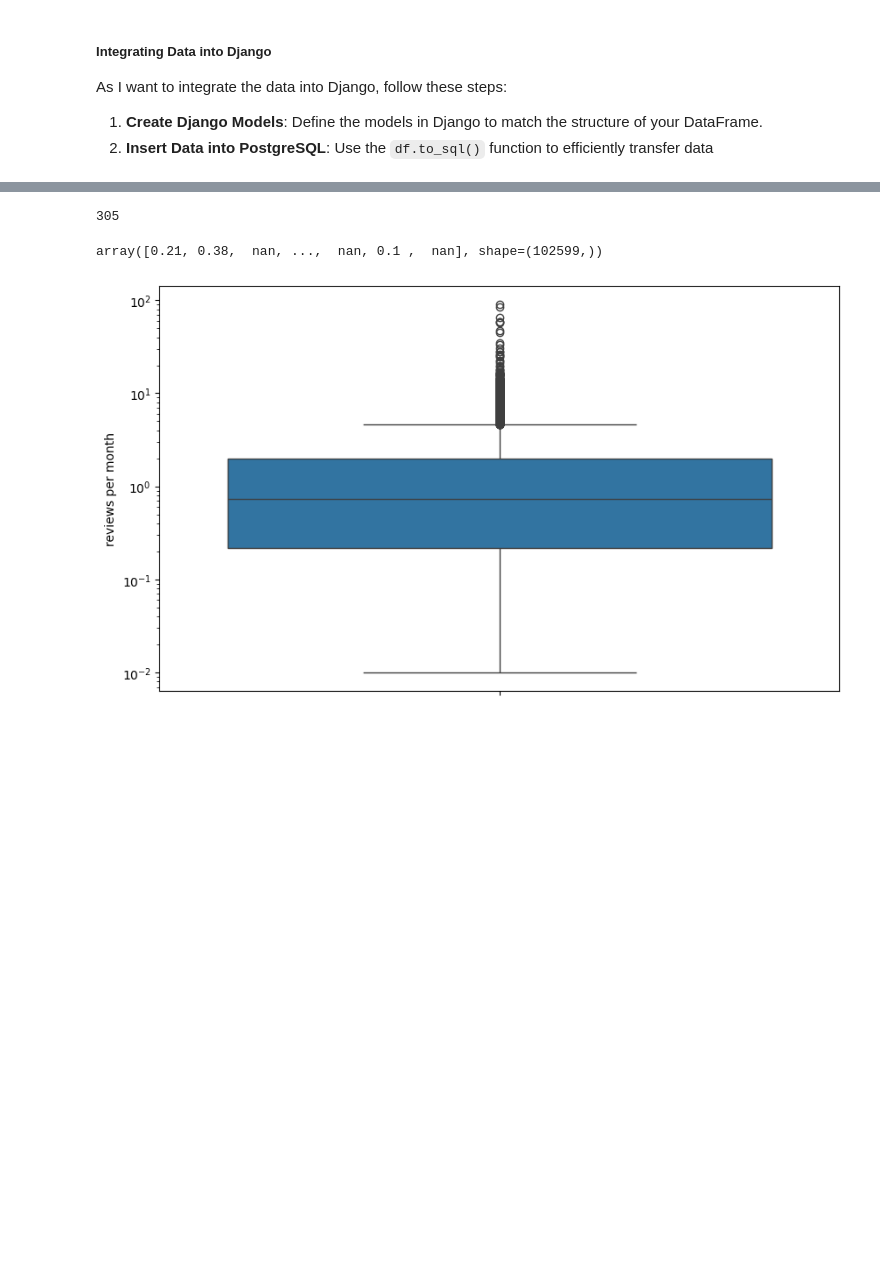
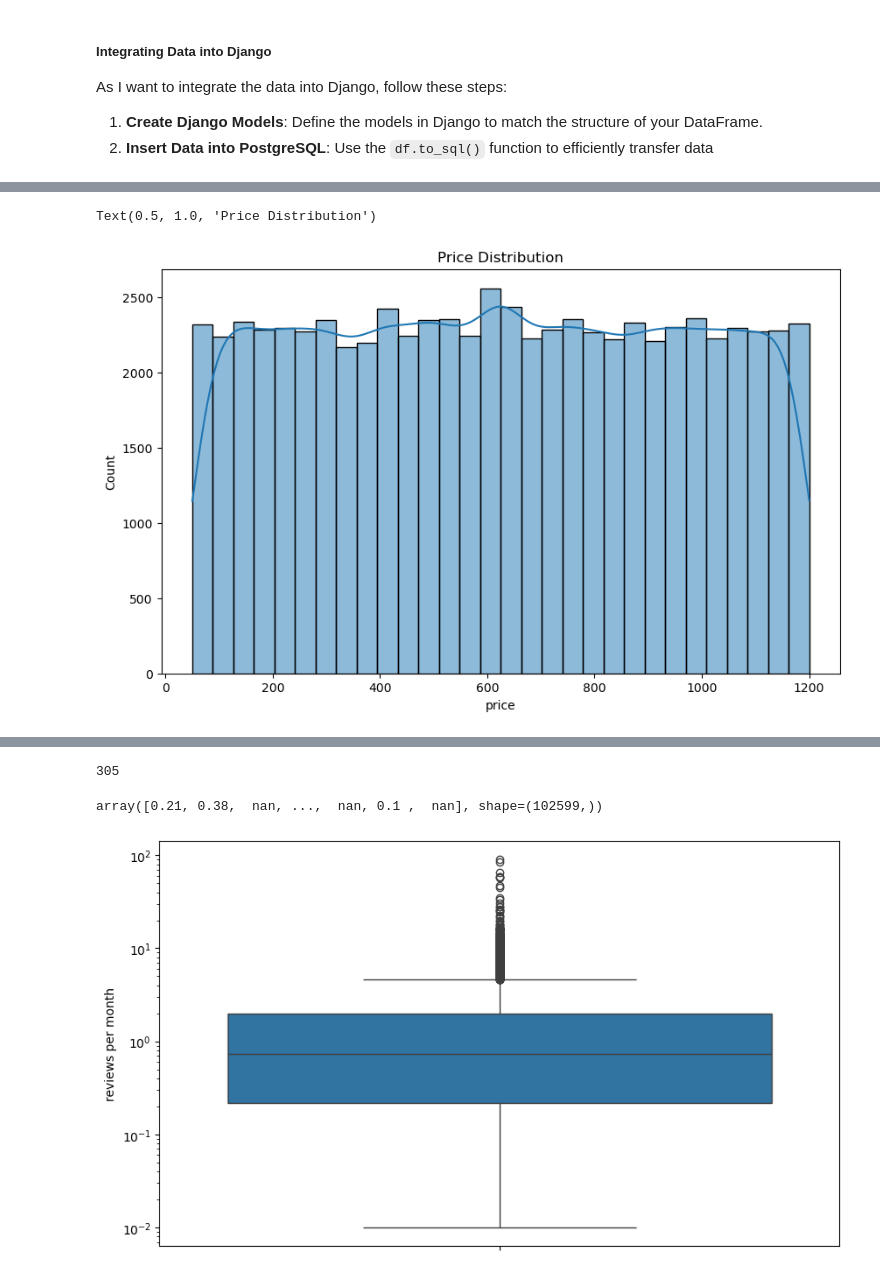
Before and after one commit to saeed-datageek/airbnb-data-analysis, a Jupyter notebook: notebook/airbnb.ipynb, the cells around one changed output, grey strips where cells are left out. Cells and saved outputs as stored; diff of their text form; code cells hidden in the pictures; blank space fills up the shorter version.

```diff
--- a/notebook/airbnb.ipynb
+++ b/notebook/airbnb.ipynb
@@ -593,4 +599,4 @@ ModuleNotFoundError: No module named 'sqlalchemy'
 # %%
-clean_df = pd.read_csv("/Users/saeedazad/clean_airbnb_data.csv")
+clean_df = pd.read_csv("/Users/saeedazad/airbnb-data-analysis/notebook/clean_airbnb_data_2.csv")
 df = clean_df.copy()
 df.head()
@@ -596,0 +611,9 @@ df.head()
+# %%
+#figure out price trends
+# the below histogram shows the price is right-skewed
+plt.figure(figsize=(10, 6))
+sns.histplot(df['price'], bins=30, kde=True)
+plt.title("Price Distribution")
+# %% [output]
+Text(0.5, 1.0, 'Price Distribution')
+[figure, added]
```
Also changed, not shown: parts of 81 cells of this notebook, 3 other files.
